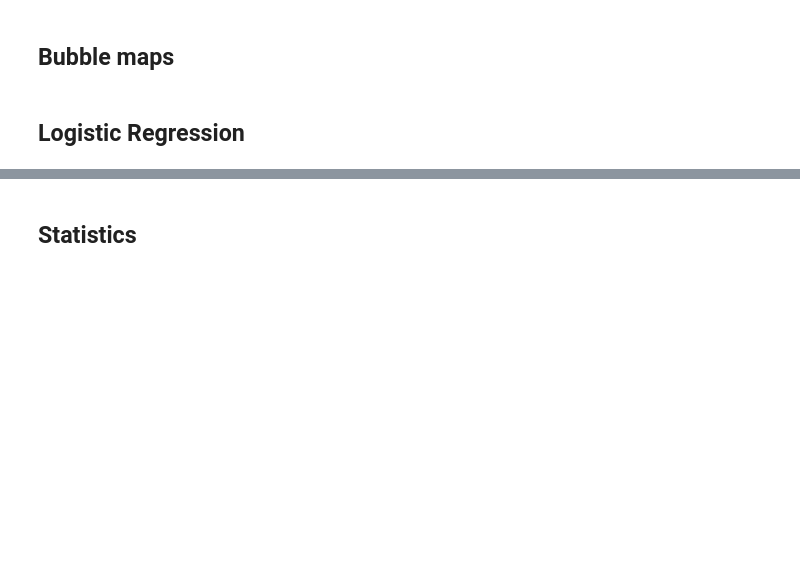
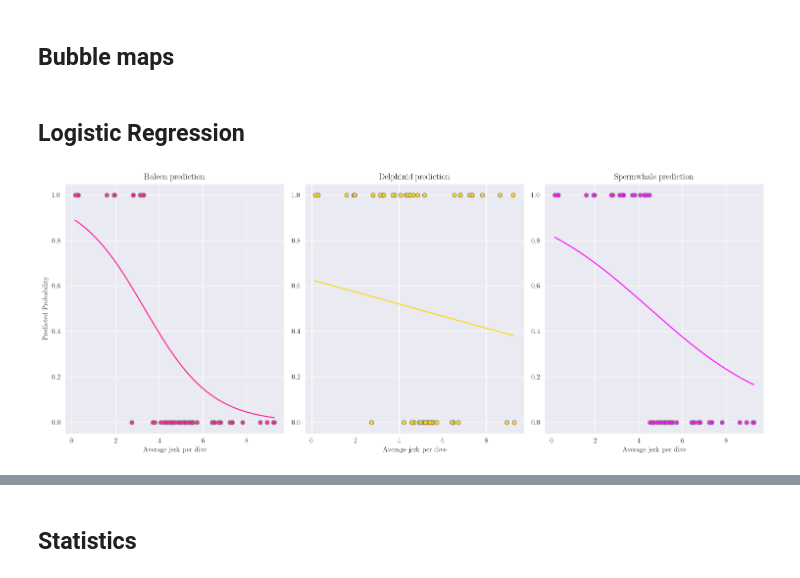
Before and after one commit to gmanatole/Biologging_Toolkit, a Jupyter notebook: notebooks/whale_detection.ipynb, the cells around one changed output, grey strips where cells are left out. Drawn from its saved outputs; the diff is of its cells as text; code cells hidden in the pictures; blank space fills up the shorter version.

Commit message:
Logistic regression results for multiple input calibration

```diff
--- a/notebooks/whale_detection.ipynb
+++ b/notebooks/whale_detection.ipynb
@@ -30,6 +31,10 @@ ds_path = 'D:/individus_brut/individus'
 annotation_path = 'D:/drift_dives_SES/'
 # %%
 w = Whales(ker+arg, annotation_path = [os.path.join(annotation_path, dep, 'formatted_timestamps.csv') for dep in ker+arg])
+w.idx = 0
+# %%
+w.load_data(annotation_path = 'C:/Users/grosmaan/Desktop/Results/annotations.pkl',
+            daily_path = 'C:/Users/grosmaan/Desktop/Results/daily_pool.pkl')
 # %%
 w.categorize()
 w.day_pooling()
@@ -49,7 +52,9 @@ bubble_map(w, ml, save_path = f'C:/Users/grosmaan/Desktop/Results/{ml}_whale_map
 # %% [markdown]
 ## Logistic Regression
 # %%
-y_test, y_pred, X_test = w.logistic_regression(depids = arg)
+y_test, y_pred, X_test = w.simple_logistic_regression(depids = ker, ind_var = ['jerk','flash', 'temp'])
 # %%
-plot_logistic_laws(y_pred, X_test, w, save = True, save_path = 'C:/Users/grosmaan/Desktop/Results')
+plot_logistic_laws(y_pred, X_test, w, save = False, save_path = 'C:/Users/grosmaan/Desktop/Results')
+# %% [output]
+[figure, added]
 # %%
```
Also changed, not shown: parts of 5 cells of this notebook, 1 other file.
